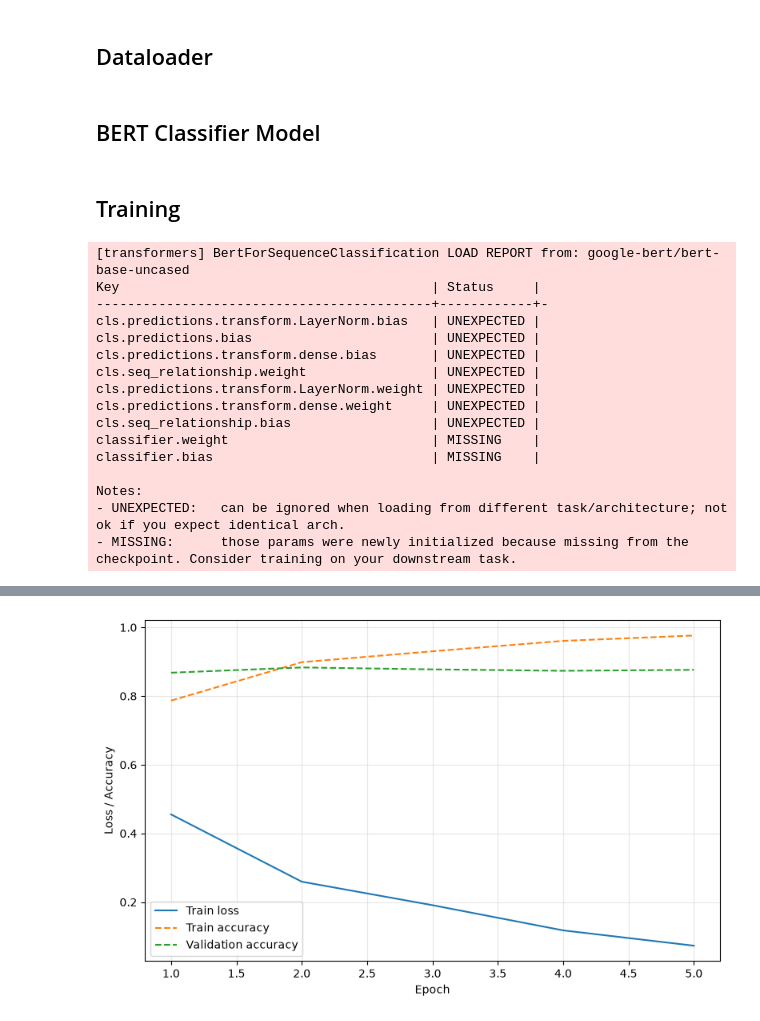
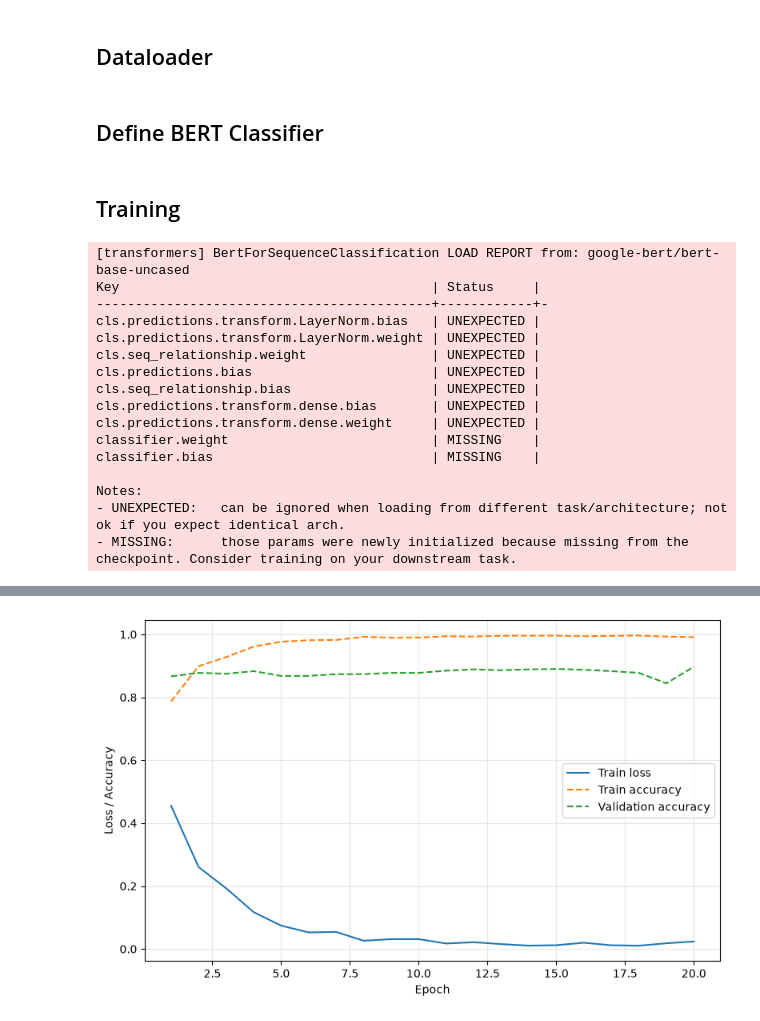
Before and after one commit to HikaraRX0/steam-review-sentiment-analysis, a Jupyter notebook: bert_baseline.ipynb, the cells around one changed output, grey strips where cells are left out. Drawn from its saved outputs; the diff is of its cells as text; code cells hidden in the pictures.

Commit message:
Update training result

```diff
--- a/bert_baseline.ipynb
+++ b/bert_baseline.ipynb
@@ -64,7 +66,7 @@ train_set = loaders["train"]
 val_set = loaders["val"]
 test_set = loaders["test"]
 # %% [markdown]
-## BERT Classifier Model
+## Define BERT Classifier
 # %%
 class BertClassifier(nn.Module):
     """Return sentiment logits from a pretrained BERT classifier."""
@@ -89,7 +91,7 @@ class BertClassifier(nn.Module):
 # %% [markdown]
 ## Training
 # %%
-num_epochs, lr = 5, 2e-5
+num_epochs, lr = 20, 2e-5
 
 device = get_device()
 net = BertClassifier(MODEL_NAME).to(device)
@@ -101,44 +103,65 @@ optimizer = torch.optim.Adam(
     lr=lr,
 )
 
-# Reuse one figure and update its notebook output after each epoch.
+# Create the text output before the plot to keep training status above it.
+training_output = StringIO()
+status_display = display(
+    {"text/plain": f"Training on: {device}\nStarting the first epoch..."},
+    raw=True, display_id=True,
+)
+
 with plt.ioff():
     fig, ax = plt.subplots(figsize=(8, 5))
 plot_display = display(fig, display_id=True)
 plt.close(fig)  # Avoid an extra automatic inline display.
 
 def update_training_plot(history):
+    latest = history[-1]
+    message = (
+        f"Epoch {latest['epoch']:02d} | "
+        f"Train loss: {latest['train']['loss']:.3f} | "
+        f"Train accuracy: {latest['train']['accuracy']:.3f} | "
+        f"Val accuracy: {latest['val']['accuracy']:.3f}\n"
+    )
+    status_display.update(
+        {"text/plain": message + training_output.getvalue()}, raw=True
+    )
     plot_history(history, ax=ax)
     plot_display.update(fig)
 
-metric_history = train_model(
-    model=net,
-    train_loader=train_set,
-    val_loader=val_set,
-    loss_fn=loss,
-    optimizer=optimizer,
-    num_epochs=num_epochs,
-    device=device,
-    on_epoch_end=update_training_plot,
-)
+with redirect_stdout(training_output):
+    metric_history = train_model(
+        model=net,
+        train_loader=train_set,
+        val_loader=val_set,
+        loss_fn=loss,
+        optimizer=optimizer,
+        num_epochs=num_epochs,
+        device=device,
+        on_epoch_end=update_training_plot,
+    )
 
 last_metrics = metric_history[-1]
-print(
+final_results = (
+    f"Epoch {last_metrics['epoch']:02d} | "
     f"Train loss: {last_metrics['train']['loss']:.3f} | "
     f"Train accuracy: {last_metrics['train']['accuracy']:.3f} | "
-    f"Val accuracy: {last_metrics['val']['accuracy']:.3f}"
+    f"Val accuracy: {last_metrics['val']['accuracy']:.3f}\n"
 )
+status_display.update(
+    {"text/plain": final_results + training_output.getvalue()}, raw=True
+)
 # %% [output]
 [transformers] BertForSequenceClassification LOAD REPORT from: google-bert/bert-base-uncased
 Key                                        | Status     |
 -------------------------------------------+------------+-
 cls.predictions.transform.LayerNorm.bias   | UNEXPECTED |
+cls.predictions.transform.LayerNorm.weight | UNEXPECTED |
+cls.seq_relationship.weight                | UNEXPECTED |
 cls.predictions.bias                       | UNEXPECTED |
+cls.seq_relationship.bias                  | UNEXPECTED |
 cls.predictions.transform.dense.bias       | UNEXPECTED |
-cls.seq_relationship.weight                | UNEXPECTED |
-cls.predictions.transform.LayerNorm.weight | UNEXPECTED |
 cls.predictions.transform.dense.weight     | UNEXPECTED |
-cls.seq_relationship.bias                  | UNEXPECTED |
 classifier.weight                          | MISSING    |
 classifier.bias                            | MISSING    |
 
@@ -151 +174 @@ Train loss: 0.073 | Train accuracy: 0.976 | Val accuracy: 0.876
-[figure, old version]
+[figure, new version]
```
Also changed, not shown: parts of 4 cells of this notebook, 1 other file.
